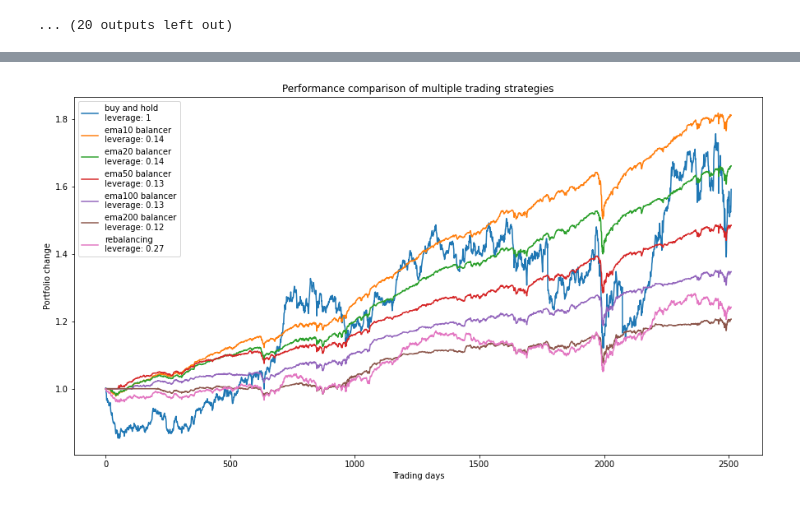
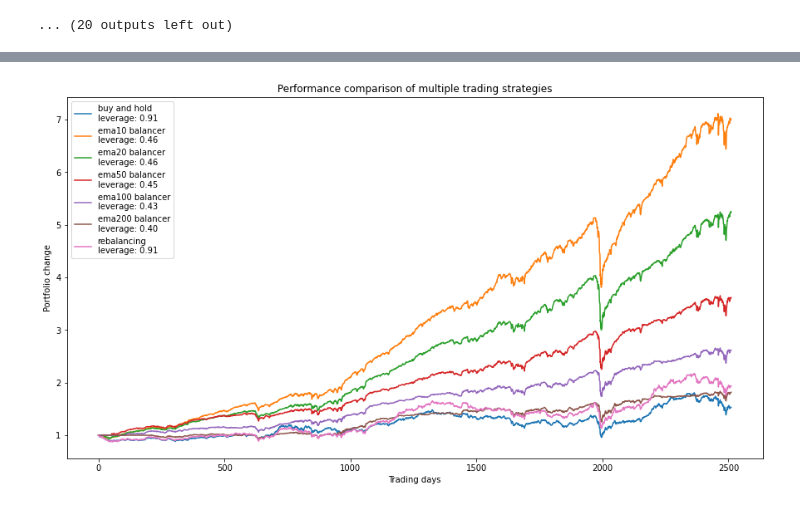
Before and after one commit to tobsel7/price-indicators, a Jupyter notebook: analysis/simulations/portfolio_strategies.ipynb, the cells around one changed output, grey strips where cells are left out. Drawn from its saved outputs; the diff is of its cells as text; code cells hidden in the pictures.

```diff
--- a/analysis/simulations/portfolio_strategies.ipynb
+++ b/analysis/simulations/portfolio_strategies.ipynb
@@ -82,13 +87,18 @@ def plot_performance(strategies, title="Performance comparison of multiple tradi
 def compare_strategies_portfolio(stock_data, chosen_strategies, leverage=1):
     strategies = chosen_strategies.copy()
 
-    # retrieve the price data from each stock
-    current_price = stock_data.map(lambda stock: stock["current_price"]).tolist()
+    stock_data_lengths = stock_data.map(lambda stock: stock.shape[0])
+    longest_trading_history = np.max(stock_data_lengths)
+    leverage_buy_and_hold = np.sum(stock_data_lengths) / (longest_trading_history * len(stock_data_lengths))
+
+    # retrieve the price data from each stock, prepend ones for missing data
+    current_price = stock_data.map(lambda stock: pd.concat(
+        [pd.Series(np.ones(longest_trading_history - stock.shape[0])), stock["current_price"]],
+        ignore_index=True)).tolist()
     current_price = pd.concat(current_price, axis=1)
-
     # initialize the portfolio performances with the buy and hold strategy
     performances = {
-        "buy and hold\nleverage: {}".format(1) : np.mean(current_price, axis=1).values
+        "buy and hold\nleverage: {:.2f}".format(leverage_buy_and_hold) : np.mean(current_price, axis=1).values
     }
 
     # more than one stock is used, the revalancing strategy is used for comparison
@@ -242,4 +306,4 @@ compare_strategies_portfolio(finland_assets, trend_follower_strategies)
 # %%
-compare_strategies_portfolio(finland_assets, ema_strategies, 0.3)
+compare_strategies_portfolio(finland_assets, ema_strategies, 1)
 # %% [output]
-[figure, old version]
+[figure, new version]
```
Also changed, not shown: parts of 25 cells of this notebook, 4 other files.
